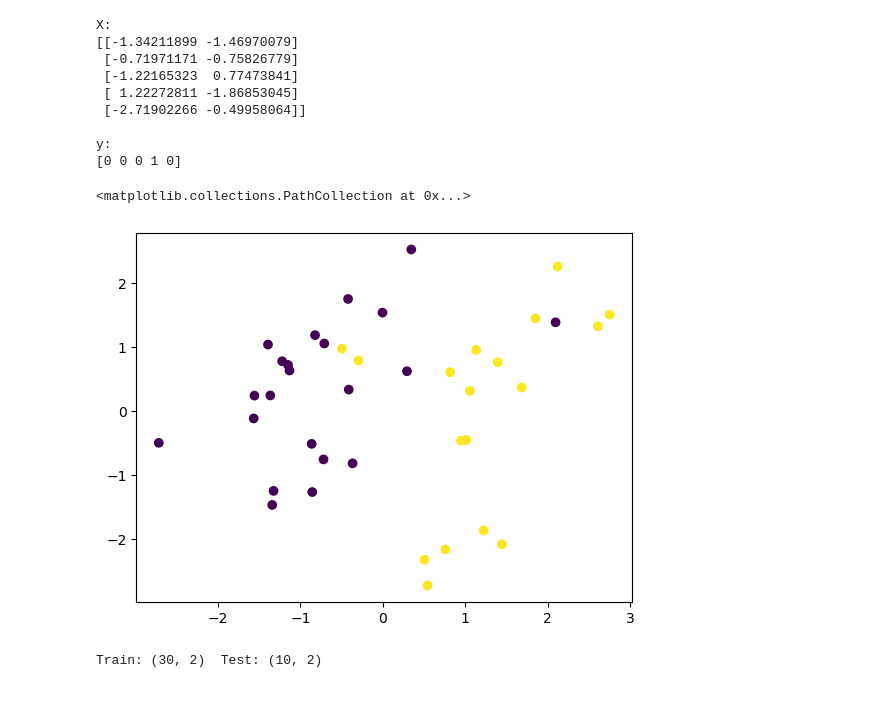
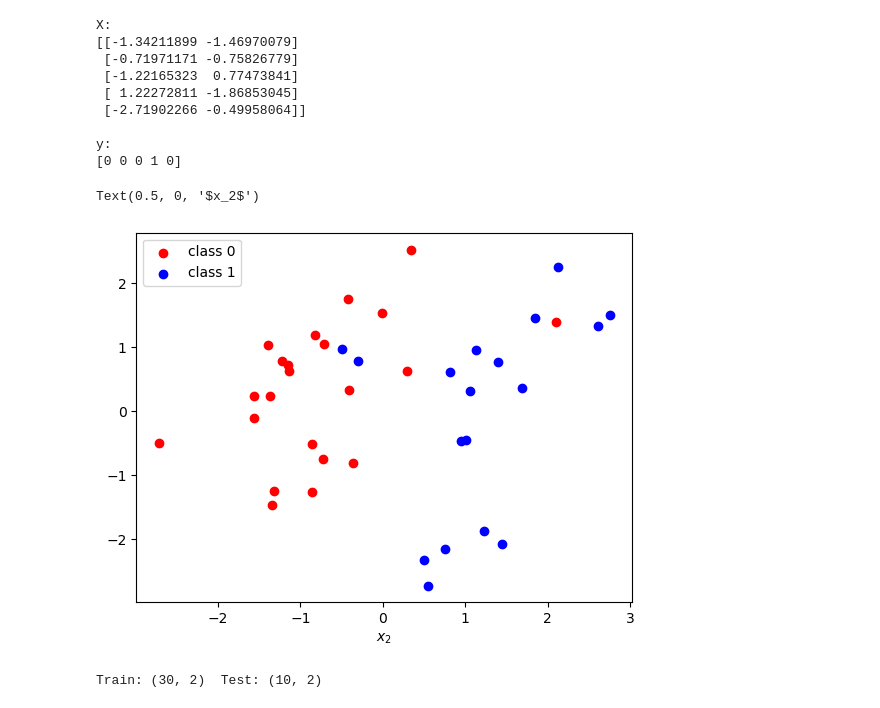
Before and after one commit to duxiuxia-bioinformatics/teach_machine_learning_and_ai, a Jupyter notebook: src/teaching/classification/svm/SVM_Bioinformatics_Lab.ipynb, the cells around one changed output. Drawn from its saved outputs; the diff is of its cells as text; code cells hidden in the pictures.

```diff
--- a/src/teaching/classification/svm/SVM_Bioinformatics_Lab.ipynb
+++ b/src/teaching/classification/svm/SVM_Bioinformatics_Lab.ipynb
@@ -71,10 +71,16 @@ X:
 y:
 [0 0 0 1 0]
 # %%
-# plot the training data and the hyperplane
+# plot whole simulated data
 fig, ax = plt.subplots()
-ax.scatter(X[:, 0], X[:, 1], c=y)
+tf = (y==0)
+ax.scatter(X[tf, 0], X[tf, 1], c='red', label='class 0')
+tf = (y==1)
+ax.scatter(X[tf, 0], X[tf, 1], c='blue', label='class 1')
+ax.legend()
+ax.set_xlabel(r'$x_1$')
+ax.set_xlabel(r'$x_2$')
 # %% [output]
-<matplotlib.collections.PathCollection at 0x...>
+Text(0.5, 0, '$x_2$')
-[figure, old version]
+[figure, new version]
 # %%
```
Also changed, not shown: parts of 10 cells of this notebook.
